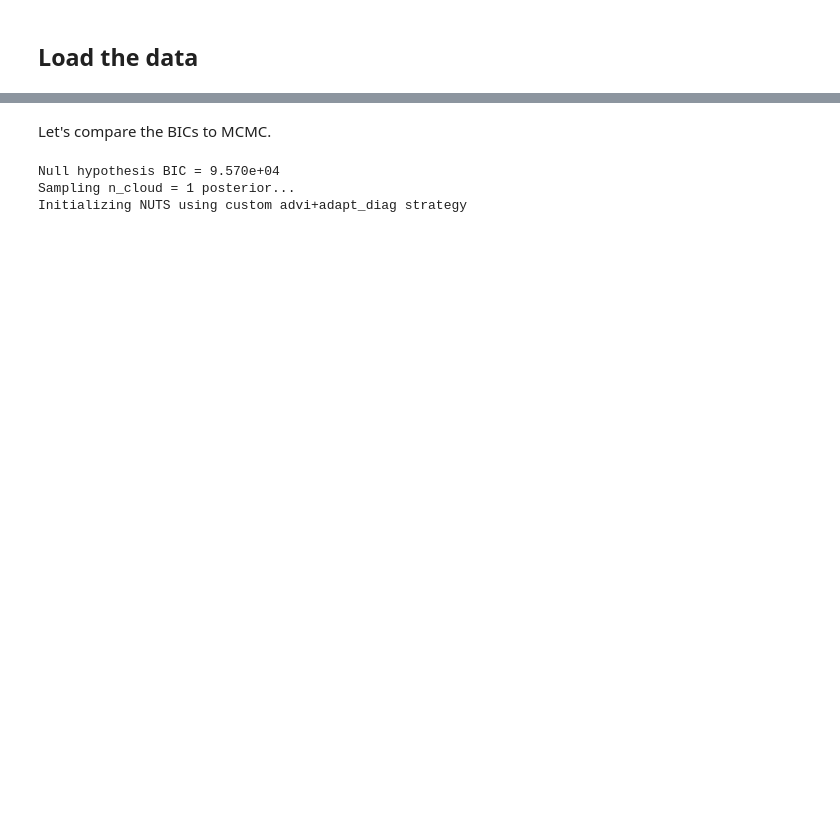
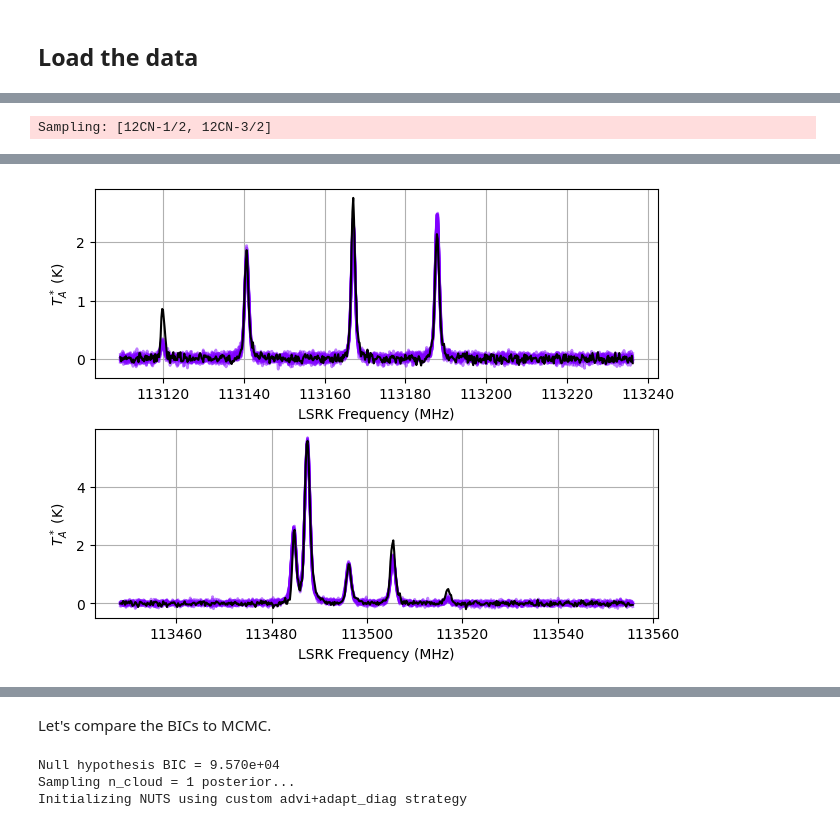
Before and after one commit to tvwenger/bayes_cn_hfs, a Jupyter notebook: docs/source/notebooks/iram_data.ipynb, the cells around one changed output, grey strips where cells are left out. Cells and saved outputs as stored; diff of their text form; code cells hidden in the pictures; blank space fills up the shorter version.

```diff
--- a/docs/source/notebooks/iram_data.ipynb
+++ b/docs/source/notebooks/iram_data.ipynb
@@ -76,0 +141,11 @@ for i, label in enumerate(labels):
+# %%
+start = time.time()
+model.fit(
+    n = 100_000, # maximum number of VI iterations
+    draws = 1_000, # number of posterior samples
+    rel_tolerance = 0.01, # VI relative convergence threshold
+    abs_tolerance = 0.1, # VI absolute convergence threshold
+    learning_rate = 0.01, # VI learning rate
+)
+end = time.time()
+print(f"Runtime: {(end-start)/60.0:.2f} minutes")
@@ -76,0 +183,7 @@ for i, label in enumerate(labels):
+# %%
+posterior = model.sample_posterior_predictive(
+    thin=100, # keep one in {thin} posterior samples
+)
+_ = plot_predictive(model.data, posterior.posterior_predictive)
+# %% [output]
+Sampling: [12CN-1/2, 12CN-3/2]
@@ -77,2 +192,3 @@ for i, label in enumerate(labels):
+[figure, added]
 # %% [markdown]
 ## Number of cloud components
```
Also changed, not shown: parts of 27 cells of this notebook, 13 other files.
